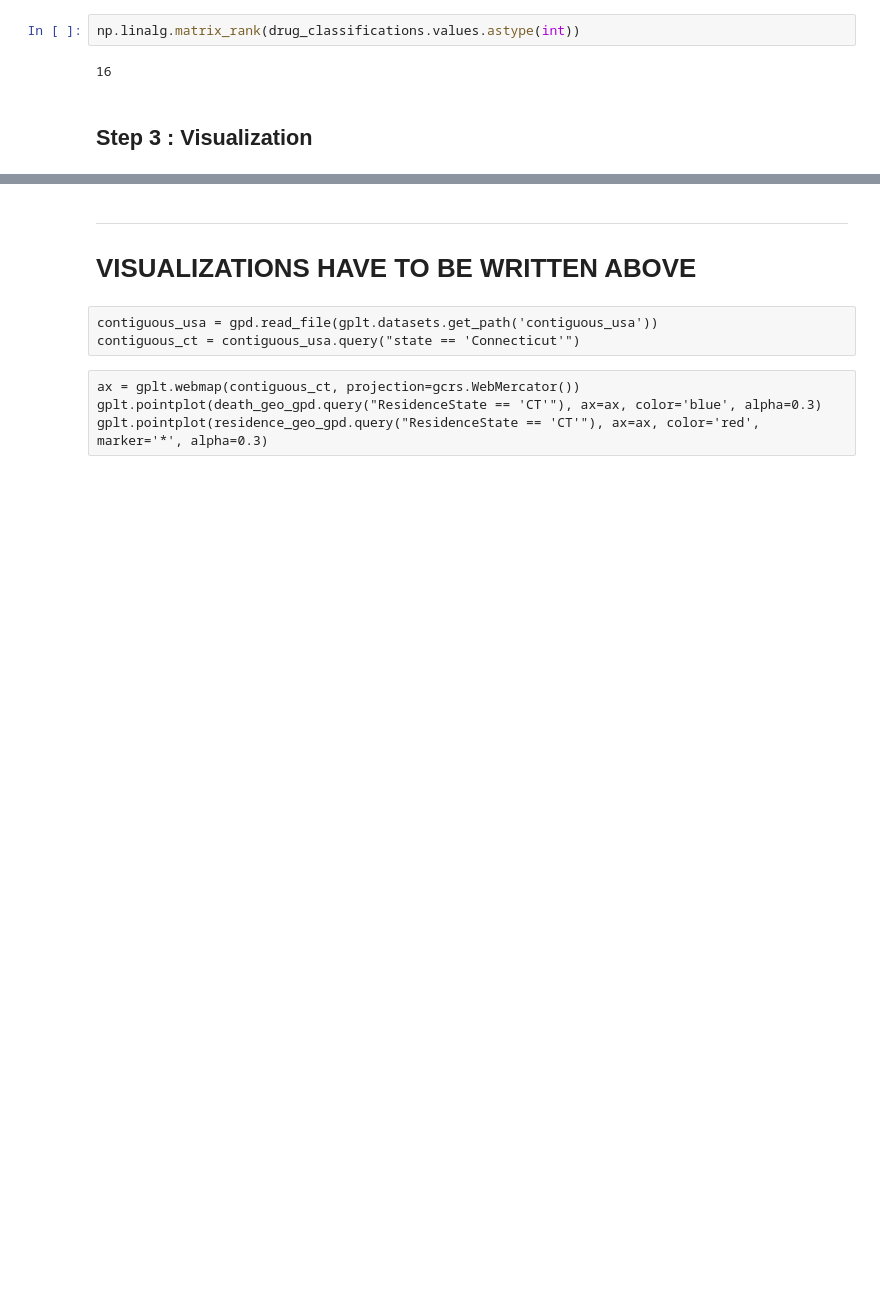
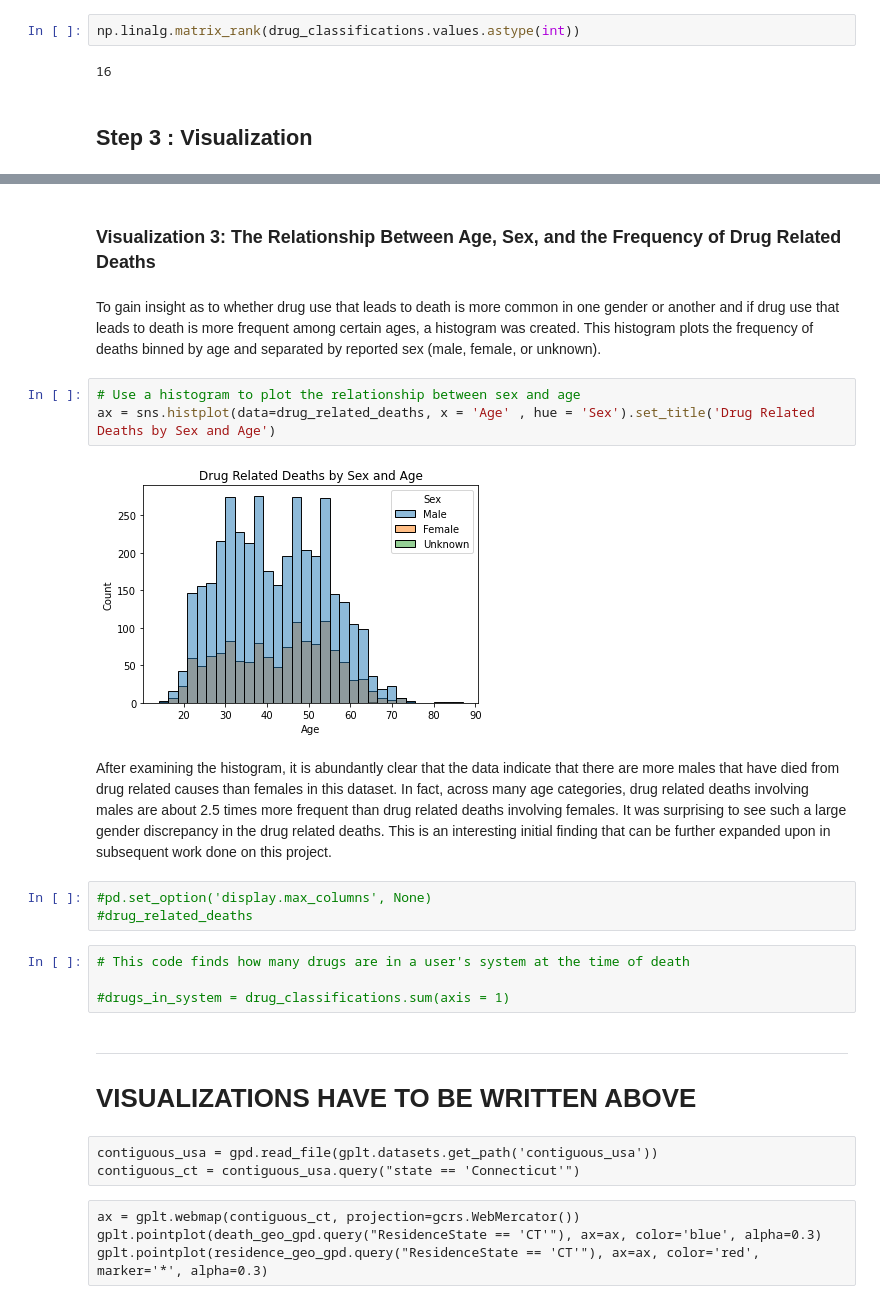
Before and after one commit to muhan-zhang/data200-final-project, a Jupyter notebook: Project.ipynb, the cells around one changed output, grey strips where cells are left out. Cells and saved outputs as stored; diff of their text form; blank space fills up the shorter version.

```diff
--- a/Project.ipynb
+++ b/Project.ipynb
@@ -775,3 +794,21 @@ ct_map.add_child(heatmap)
+# %% [markdown]
+### Visualization 3: The Relationship Between Age, Sex, and the Frequency of Drug Related Deaths
+# %% [markdown]
+To gain insight as to whether drug use that leads to death is more common in one gender or another and if drug use that leads to death is more frequent among certain ages, a histogram was created.  This histogram plots the frequency of deaths binned by age and separated by reported sex (male, female, or unknown).
+# %%
+# Use a histogram to plot the relationship between sex and age
+ax = sns.histplot(data=drug_related_deaths, x = 'Age' , hue = 'Sex').set_title('Drug Related Deaths by Sex and Age')
+# %% [output]
+[figure, added]
+# %% [markdown]
+After examining the histogram, it is abundantly clear that the data indicate that there are more males that have died from drug related causes than females in this dataset.  In fact, across many age categories, drug related deaths involving males are about 2.5 times more frequent than drug related deaths involving females.  It was surprising to see such a large gender discrepancy in the drug related deaths.  This is an interesting initial finding that can be further expanded upon in subsequent work done on this project.
+# %%
+#pd.set_option('display.max_columns', None)
+#drug_related_deaths
+# %%
+# This code finds how many drugs are in a user's system at the time of death
+
+#drugs_in_system = drug_classifications.sum(axis = 1)
 # %% [markdown]
 ---
 # VISUALIZATIONS HAVE TO BE WRITTEN ABOVE
```
Also changed, not shown: parts of 6 cells of this notebook.
